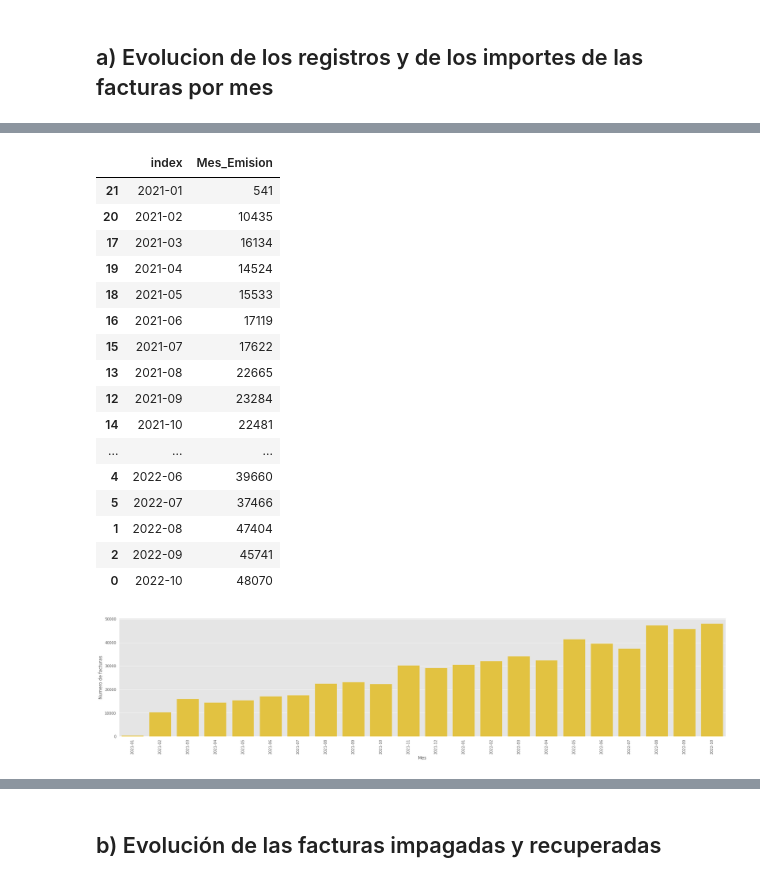
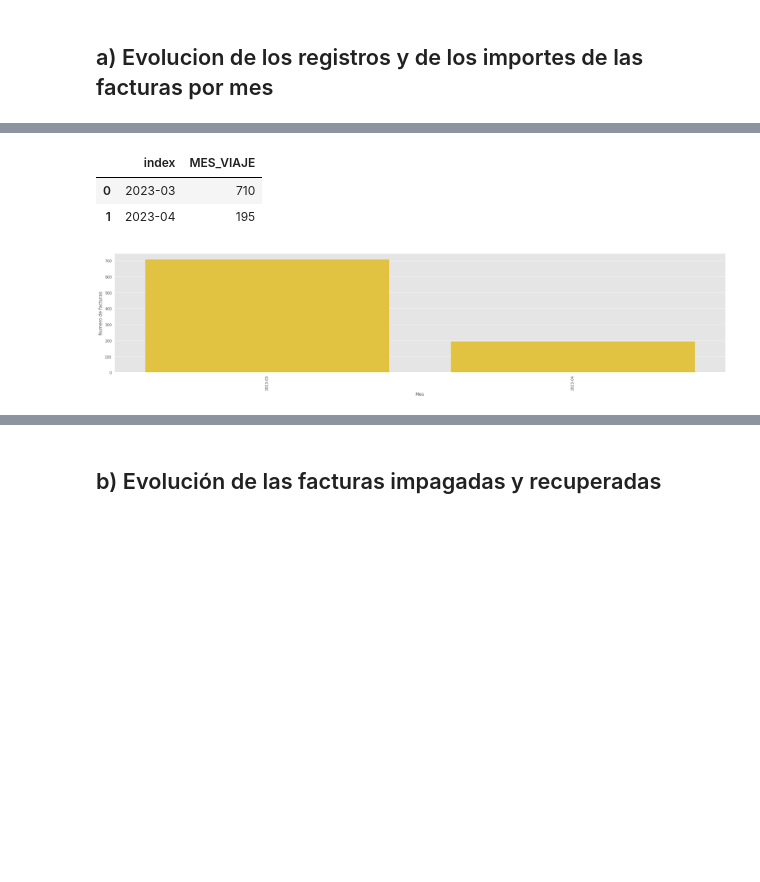
Before and after one commit to calvarez5/model-484-00006-Televia, a Jupyter notebook: QA0_Televia_05_2023.ipynb, the cells around one changed output, grey strips where cells are left out. Saved outputs shown, nothing was run; the diff lists cells and outputs as text; code cells hidden in the pictures; blank space fills up the shorter version.

```diff
--- a/QA0_Televia_05_2023.ipynb
+++ b/QA0_Televia_05_2023.ipynb
@@ -605,7 +631,8 @@ Name: importe_cuota, dtype: float64
 # %%
-print('Importe impagado')
-print('Percentil 90: {}'.format(data_new['importe_impagado'].quantile(0.9)))
-print('Percentil 95: {}'.format(data_new['importe_impagado'].quantile(0.95)))
-print('Percentil 99: {}'.format(data_new['importe_impagado'].quantile(0.99)))
-data_new['importe_impagado'].describe()
+data_2['SALDO_RECARGA'] = pd.to_numeric(data_2['SALDO_RECARGA'])
+print('SALDO_RECARGA')
+print('Percentil 90: {}'.format(data_2['SALDO_RECARGA'].quantile(0.9)))
+print('Percentil 95: {}'.format(data_2['SALDO_RECARGA'].quantile(0.95)))
+print('Percentil 99: {}'.format(data_2['SALDO_RECARGA'].quantile(0.99)))
+data_2['SALDO_RECARGA'].describe()
 # %% [output]
@@ -625,7 +652,8 @@ Name: importe_impagado, dtype: float64
 # %%
-print('Importe recuperado')
-print('Percentil 90: {}'.format(data_new['importe_recuperado'].quantile(0.9)))
-print('Percentil 95: {}'.format(data_new['importe_recuperado'].quantile(0.95)))
-print('Percentil 99: {}'.format(data_new['importe_recuperado'].quantile(0.99)))
-data_new['importe_recuperado'].describe()
+data_2['DIAS_RECUPERACIÓN'] = pd.to_numeric(data_2['DIAS_RECUPERACIÓN'], errors='coerce')
+print('DIAS_RECUPERACIÓN')
+print('Percentil 90: {}'.format(data_2['DIAS_RECUPERACIÓN'].quantile(0.9)))
+print('Percentil 95: {}'.format(data_2['DIAS_RECUPERACIÓN'].quantile(0.95)))
+print('Percentil 99: {}'.format(data_2['DIAS_RECUPERACIÓN'].quantile(0.99)))
+data_2['DIAS_RECUPERACIÓN'].describe()
 # %% [output]
@@ -644,0 +673,7 @@ Name: importe_recuperado, dtype: float64
+# %%
+data_2['DIAS_SIN_RECUPERAR'] = pd.to_numeric(data_2['DIAS_SIN_RECUPERAR'], errors='coerce')
+print('DIAS_SIN_RECUPERAR')
+print('Percentil 90: {}'.format(data_2['DIAS_SIN_RECUPERAR'].quantile(0.9)))
+print('Percentil 95: {}'.format(data_2['DIAS_SIN_RECUPERAR'].quantile(0.95)))
+print('Percentil 99: {}'.format(data_2['DIAS_SIN_RECUPERAR'].quantile(0.99)))
+data_2['DIAS_SIN_RECUPERAR'].describe()
@@ -669,34 +718,20 @@ Name: Fecha_emision, Length: 655, dtype: int64
 # %%
-data_new['Mes_Emision']=data_new['Fecha_vencimiento'].astype(str).str.slice(0,7)
+data_2['MES_VIAJE']=data_2['FECHA_VIAJE'].astype(str).str.slice(0,7)
 # %%
-numero_pagos=pd.DataFrame(data_new['Mes_Emision'].value_counts().reset_index().sort_values('index'))
+numero_pagos=pd.DataFrame(data_2['MES_VIAJE'].value_counts().reset_index().sort_values('index'))
 numero_pagos
 # %% [output]
-|  | index | Mes_Emision |
-| 21 | 2021-01 | 541 |
-| 20 | 2021-02 | 10435 |
-| 17 | 2021-03 | 16134 |
-| 19 | 2021-04 | 14524 |
-| 18 | 2021-05 | 15533 |
-| 16 | 2021-06 | 17119 |
-| 15 | 2021-07 | 17622 |
-| 13 | 2021-08 | 22665 |
-| 12 | 2021-09 | 23284 |
-| 14 | 2021-10 | 22481 |
-| ... | ... | ... |
-| 4 | 2022-06 | 39660 |
-| 5 | 2022-07 | 37466 |
-| 1 | 2022-08 | 47404 |
-| 2 | 2022-09 | 45741 |
-| 0 | 2022-10 | 48070 |
+|  | index | MES_VIAJE |
+| 0 | 2023-03 | 710 |
+| 1 | 2023-04 | 195 |
 # %%
 plt.figure(figsize=(30, 6))
-sns.barplot(data=numero_pagos, x = 'index', y='Mes_Emision', color=HOCELOT_YELLOW)
+sns.barplot(data=numero_pagos, x = 'index', y='MES_VIAJE', color=HOCELOT_YELLOW)
 #sns.pointplot(data=data, x = 'PERIOD', y='Number of recoveries', scale=.5, color=HOCELOT_RED)
 plt.xlabel('Mes')
 plt.ylabel('Numero de facturas')
 plt.xticks(rotation=90)
 plt.show()
 # %% [output]
-[figure, old version]
+[figure, new version]
 # %%
```
Also changed, not shown: parts of 58 cells of this notebook.
